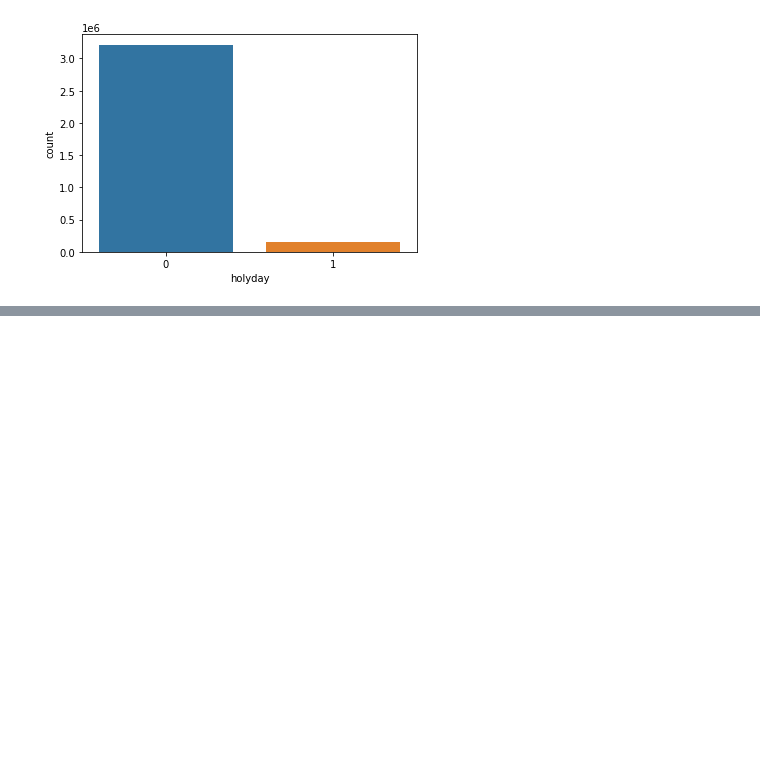
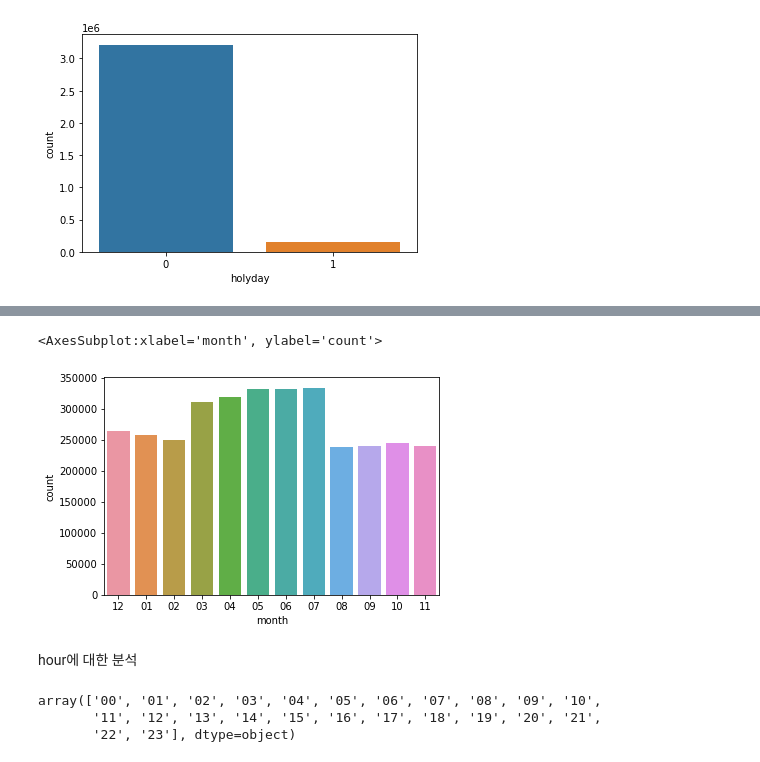
Before and after one commit to SeoMinJong/-, a Jupyter notebook: credit_my_ex.ipynb, the cells around one changed output, grey strips where cells are left out. Saved outputs shown, nothing was run; the diff lists cells and outputs as text; code cells hidden in the pictures; blank space fills up the shorter version.

```diff
--- a/credit_my_ex.ipynb
+++ b/credit_my_ex.ipynb
@@ -13,7 +13,7 @@ warnings.filterwarnings('ignore')
 # %%
 pd.set_option("precision",2) # precision 소숫점 자리수를 두 자리까지만 출력하는 pandas option
 # %%
-df = pd.read_csv('/content/drive/MyDrive/BigData/credit/data_credit.csv')
+df = pd.read_csv('C:/Users/SeoMinJong/github/1day1study/data_credit.csv')
 # %%
 df.head(3)
 # %% [output]
@@ -500,0 +484,16 @@ Name: holyday, Length: 3362796, dtype: bool
+# %%
+sns.countplot(data=df, x='month')
+# %% [output]
+<AxesSubplot:xlabel='month', ylabel='count'>
+[figure, added]
+# %% [markdown]
+hour에 대한 분석
+# %%
+df['hour']
+temp = df['hour'].unique()
+temp.sort()
+temp # 00~23으로 시간을 표시함
+# %% [output]
+array(['00', '01', '02', '03', '04', '05', '06', '07', '08', '09', '10',
+       '11', '12', '13', '14', '15', '16', '17', '18', '19', '20', '21',
+       '22', '23'], dtype=object)
```
Also changed, not shown: parts of 17 cells of this notebook.
